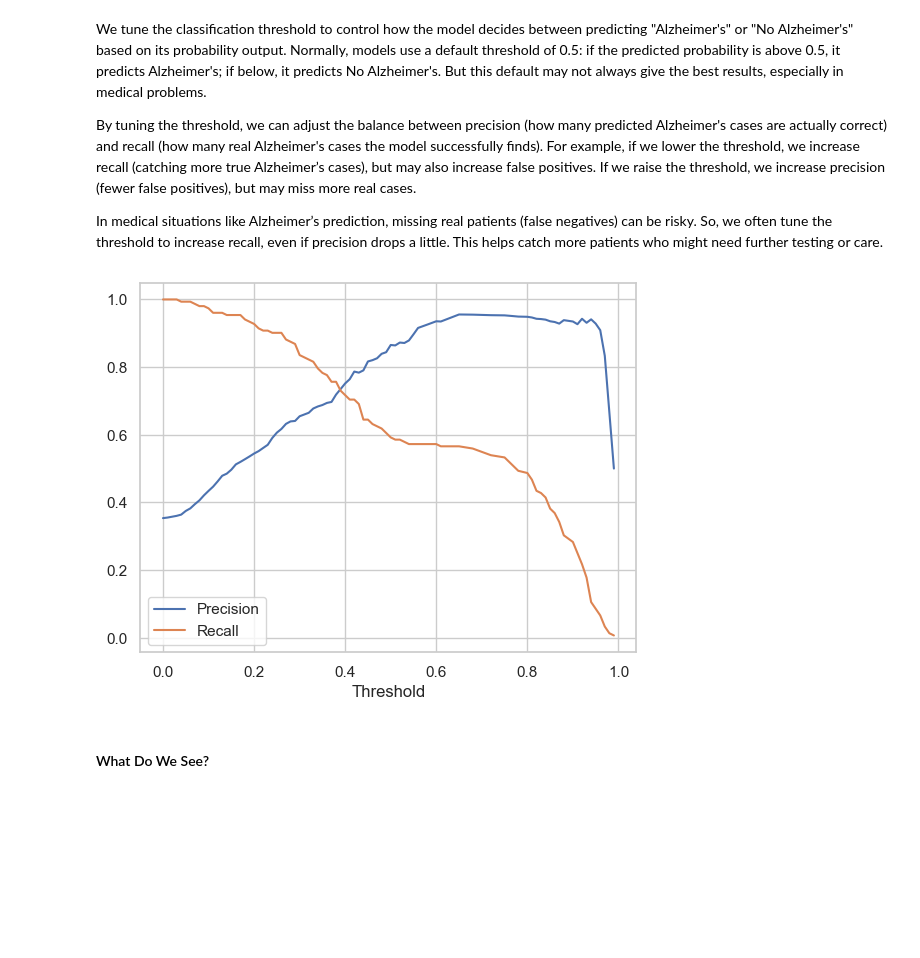
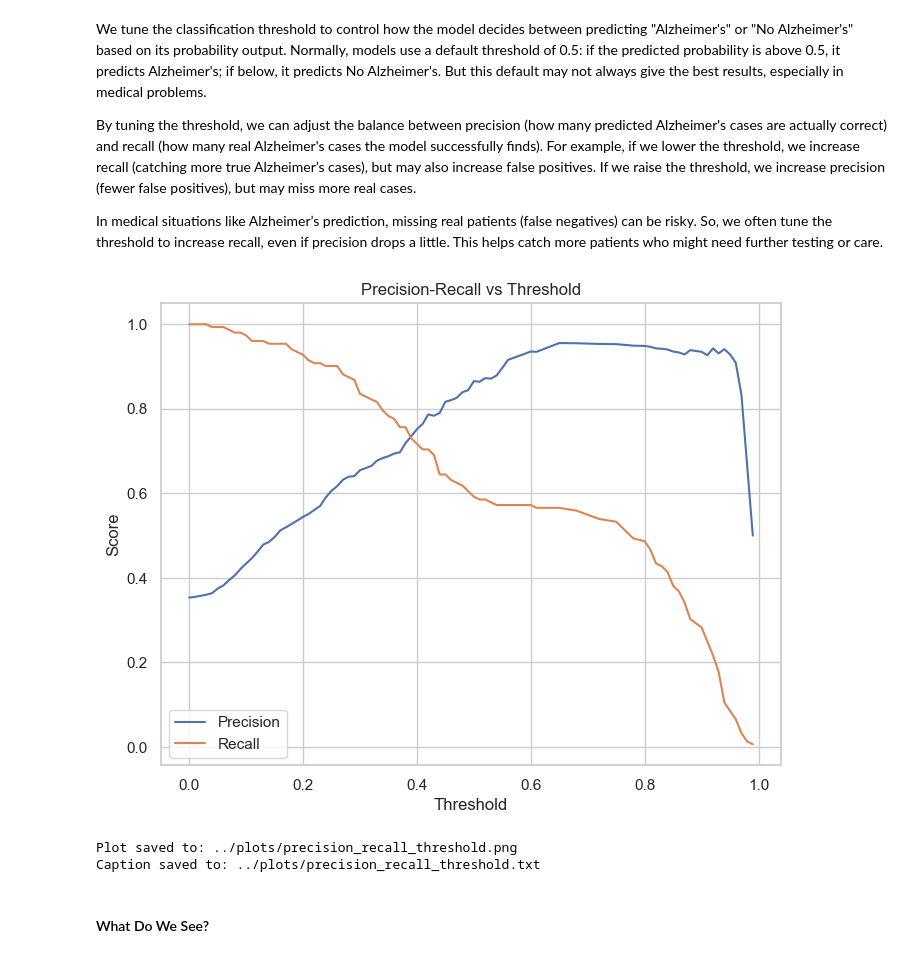
Before and after one commit to FeliciaFavrholdt/BI_EXAM, a Jupyter notebook: Analysis/notebooks/05_Model_Training_and_Evaluation_chosen_features.ipynb, the cells around one changed output. Saved outputs shown, nothing was run; the diff lists cells and outputs as text; code cells hidden in the pictures; blank space fills up the shorter version.

```diff
--- a/Analysis/notebooks/05_Model_Training_and_Evaluation_chosen_features.ipynb
+++ b/Analysis/notebooks/05_Model_Training_and_Evaluation_chosen_features.ipynb
@@ -636,22 +685,32 @@ We tune the classification threshold to control how the model decides between pr
 By tuning the threshold, we can adjust the balance between precision (how many predicted Alzheimer's cases are actually correct) and recall (how many real Alzheimer's cases the model successfully finds). For example, if we lower the threshold, we increase recall (catching more true Alzheimer’s cases), but may also increase false positives. If we raise the threshold, we increase precision (fewer false positives), but may miss more real cases.
 
 In medical situations like Alzheimer’s prediction, missing real patients (false negatives) can be risky. So, we often tune the threshold to increase recall, even if precision drops a little. This helps catch more patients who might need further testing or care.
-# %%
-from sklearn.metrics import precision_recall_curve
-
-y_probs = rf_model.predict_proba(X_test)[:, 1]  # Probabilities for AD class
-precision, recall, thresholds = precision_recall_curve(y_test, y_probs)
-
-# Plot to analyze trade-off
-import matplotlib.pyplot as plt
-
-plt.plot(thresholds, precision[:-1], label='Precision')
-plt.plot(thresholds, recall[:-1], label='Recall')
-plt.xlabel('Threshold')
-plt.legend()
-plt.show()
-# %% [output]
-[figure, removed]
+# %%
+from sklearn.metrics import precision_recall_curve
+import matplotlib.pyplot as plt
+from utils.save_tools import save_plot
+
+# Get probabilities for positive class
+y_probs = rf_model.predict_proba(X_test)[:, 1]
+precision, recall, thresholds = precision_recall_curve(y_test, y_probs)
+
+# Create figure
+fig = plt.figure(figsize=(8, 6))
+plt.plot(thresholds, precision[:-1], label='Precision')
+plt.plot(thresholds, recall[:-1], label='Recall')
+plt.xlabel('Threshold')
+plt.ylabel('Score')
+plt.title('Precision-Recall vs Threshold')
+plt.legend()
+plt.grid(True)
+plt.show()
+
+# Save plot
+save_plot(fig, filename='precision_recall_threshold.png', caption='Precision and recall trade-off at different classification thresholds.')
+# %% [output]
+[figure, added]
+Plot saved to: ../plots/precision_recall_threshold.png
+Caption saved to: ../plots/precision_recall_threshold.txt
 # %% [markdown]
 #### What Do We See?
 # %% [markdown]
```
Also changed, not shown: parts of 129 cells of this notebook, 22 other files.
